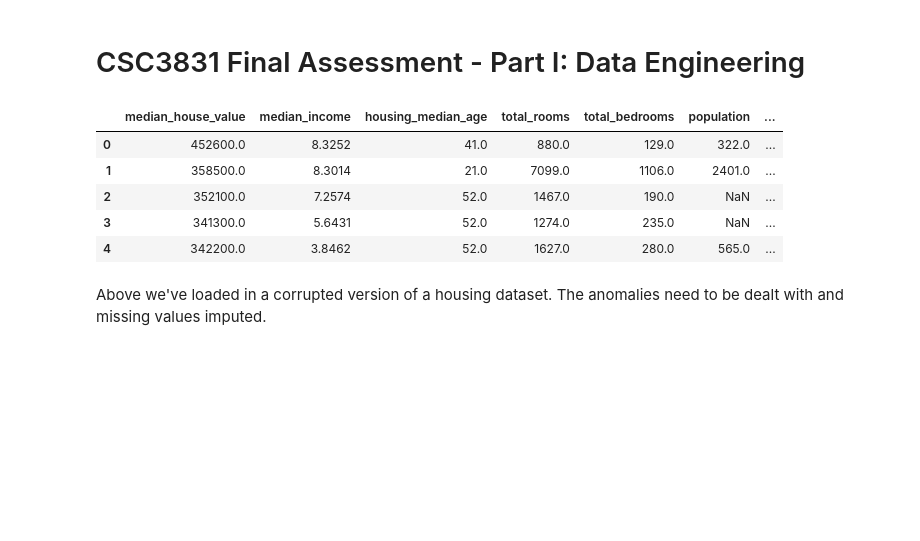
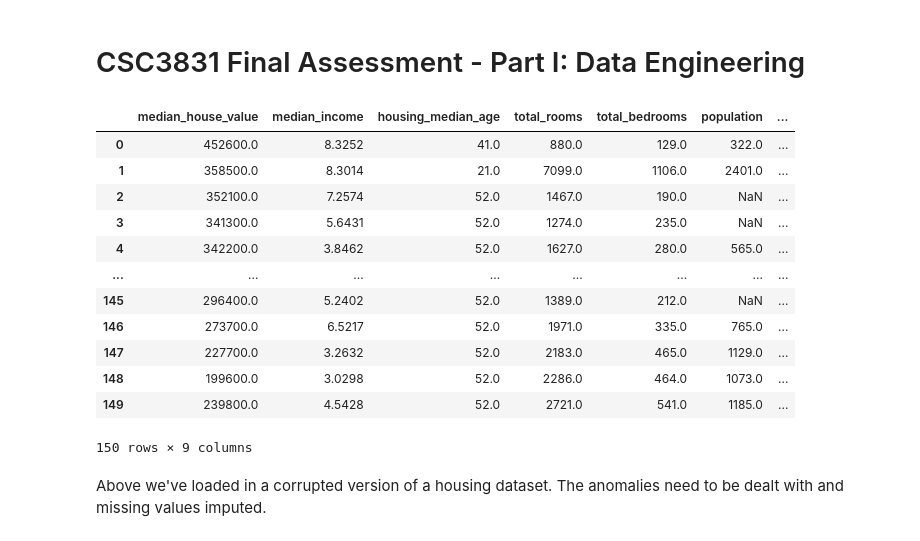
Before and after one commit to IshanKalra007/CSC3831_Final_project_220626363, a Jupyter notebook: Coursework/CSC3831_Final_Assessment.ipynb, the cells around one changed output. Drawn from its saved outputs; the diff is of its cells as text; code cells hidden in the pictures; blank space fills up the shorter version.

```diff
--- a/Coursework/CSC3831_Final_Assessment.ipynb
+++ b/Coursework/CSC3831_Final_Assessment.ipynb
@@ -3,30 +3,37 @@
 # %%
 # Loading in standard packages for analysis, feel free to add an extra packages you'd like to use here
 import random
 import pandas as pd
 import numpy as np
 import seaborn as sns
 import missingno as msno
 from matplotlib import pyplot as plt
 from sklearn.ensemble import IsolationForest
 from sklearn.impute import SimpleImputer, KNNImputer
 from sklearn.experimental import enable_iterative_imputer
 from sklearn.impute import IterativeImputer
 from sklearn.neighbors import LocalOutlierFactor
 from sklearn.svm import OneClassSVM
 
 # Loading in the corrupted dataset to be used in analysis and imputation
 houses_corrupted_df = pd.read_csv('https://raw.githubusercontent.com/PaoloMissier/CSC3831-2021-22/main/IMPUTATION/TARGET-DATASETS/CORRUPTED/HOUSES/houses_0.1_MAR.csv', header=0)
 # Remove an artifact from the dataset
 houses_corrupted_df.drop(["Unnamed: 0"], axis=1, inplace=True)
-houses_corrupted_df.head()
+houses_corrupted_df.head(150)
 # %% [output]
 |  | median_house_value | median_income | housing_median_age | total_rooms | total_bedrooms | population | ... |
 | 0 | 452600.0 | 8.3252 | 41.0 | 880.0 | 129.0 | 322.0 | ... |
 | 1 | 358500.0 | 8.3014 | 21.0 | 7099.0 | 1106.0 | 2401.0 | ... |
 | 2 | 352100.0 | 7.2574 | 52.0 | 1467.0 | 190.0 | NaN | ... |
 | 3 | 341300.0 | 5.6431 | 52.0 | 1274.0 | 235.0 | NaN | ... |
 | 4 | 342200.0 | 3.8462 | 52.0 | 1627.0 | 280.0 | 565.0 | ... |
+| ... | ... | ... | ... | ... | ... | ... | ... |
+| 145 | 296400.0 | 5.2402 | 52.0 | 1389.0 | 212.0 | NaN | ... |
+| 146 | 273700.0 | 6.5217 | 52.0 | 1971.0 | 335.0 | 765.0 | ... |
+| 147 | 227700.0 | 3.2632 | 52.0 | 2183.0 | 465.0 | 1129.0 | ... |
+| 148 | 199600.0 | 3.0298 | 52.0 | 2286.0 | 464.0 | 1073.0 | ... |
+| 149 | 239800.0 | 4.5428 | 52.0 | 2721.0 | 541.0 | 1185.0 | ... |
+150 rows × 9 columns
 # %% [markdown]
 Above we've loaded in a corrupted version of a housing dataset. The anomalies need to be dealt with and missing values imputed.
 # %% [markdown]
```
Also changed, not shown: parts of 21 cells of this notebook, 3 other files.
